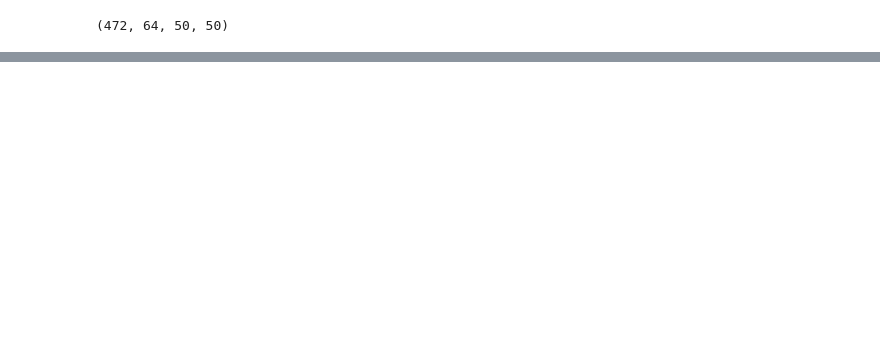
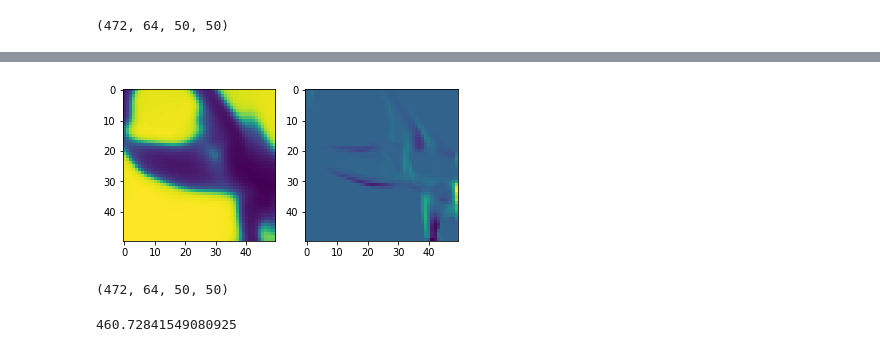
Before and after one commit to neerajkulk/reconstruct_hanle, a Jupyter notebook: notebooks/spol_synthesize.ipynb, the cells around one changed output, grey strips where cells are left out. Drawn from its saved outputs; the diff is of its cells as text; code cells hidden in the pictures; blank space fills up the shorter version.

```diff
--- a/notebooks/spol_synthesize.ipynb
+++ b/notebooks/spol_synthesize.ipynb
@@ -416,0 +270,17 @@ source_funcs.source_q(1.0,0.0).shape
+# %%
+
+start = time.time()
+Q_cube = np.zeros((NLAMBDA,NZ,NY,NX))
+src_fnc = Source_function(direct)
+S = src_fnc.source_q(1.0,0.0)
+Q_cube[:,-1,:,:] = S[:,-1,:,:]  # Set S = I at bottom of atmosphere
+
+for l in range(NLAMBDA):
+    for j in range(NY):
+        for i in range(NX):
+            for d in np.arange(NZ-2,-1,-1): # from bottom to top (d is decreasing)
+                dtau = tau_cube[l,d+1,j,i] - tau_cube[l,d,j,i]
+                Q_cube[l,d,j,i] = sc_formal_solver(Q_cube[l,d+1,j,i],dtau,S[l,d+1,j,i],S[l,d,j,i])
+
+end = time.time()
+print(end - start)
@@ -416,0 +328,22 @@ source_funcs.source_q(1.0,0.0).shape
+# %%
+import matplotlib.pyplot as plt
+import numpy as np
+
+list1 = np.random.rand(10)*2.1
+list2 = np.random.rand(10)*3.0
+
+plt.subplot(1, 2, 1)  # 1 line, 2 rows, index nr 1 (first position in the subplot)
+plt.imshow(I_cube[30,30])
+plt.subplot(1, 2, 2)  # 1 line, 2 rows, index nr 2 (second position in the subplot)
+plt.imshow(Q_cube[30,30])
+plt.show()
+# %% [output]
+[figure, added]
+# %%
+U_cube.shape
+# %% [output]
+(472, 64, 50, 50)
+# %%
+wl[25]
+# %% [output]
+460.72841549080925
```
Also changed, not shown: parts of 101 cells of this notebook.
